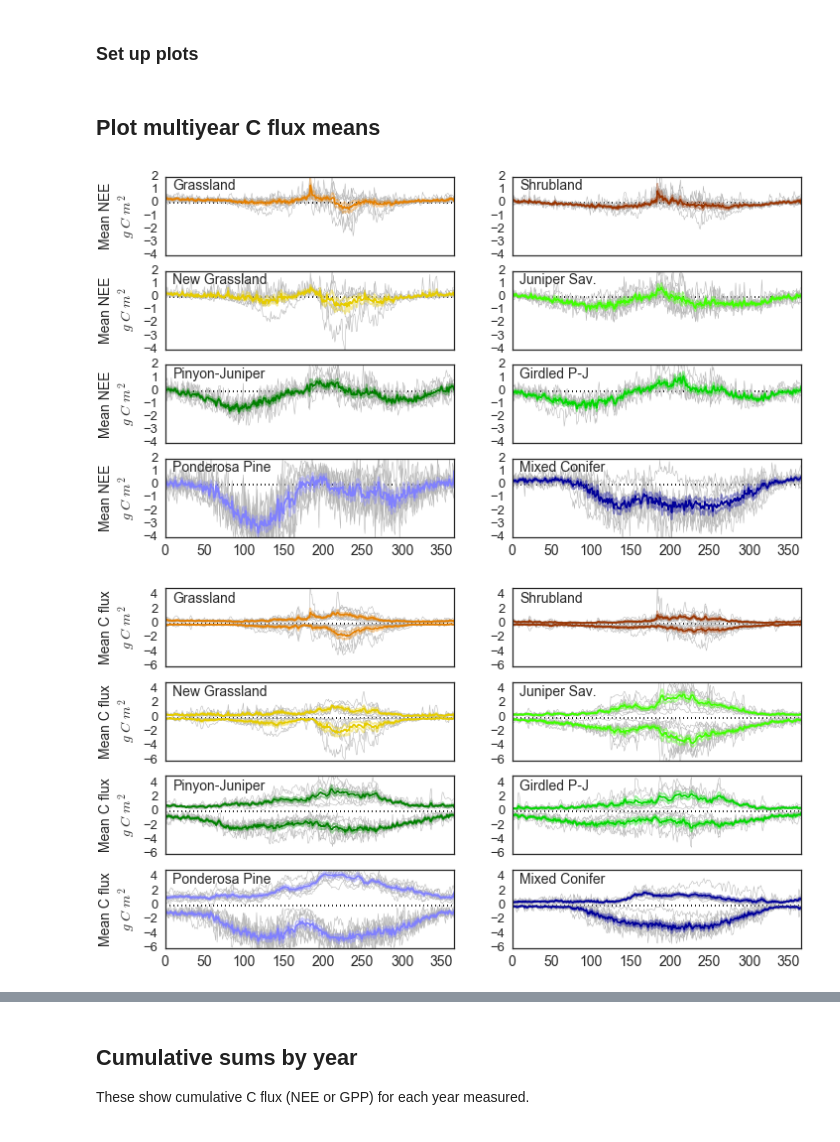
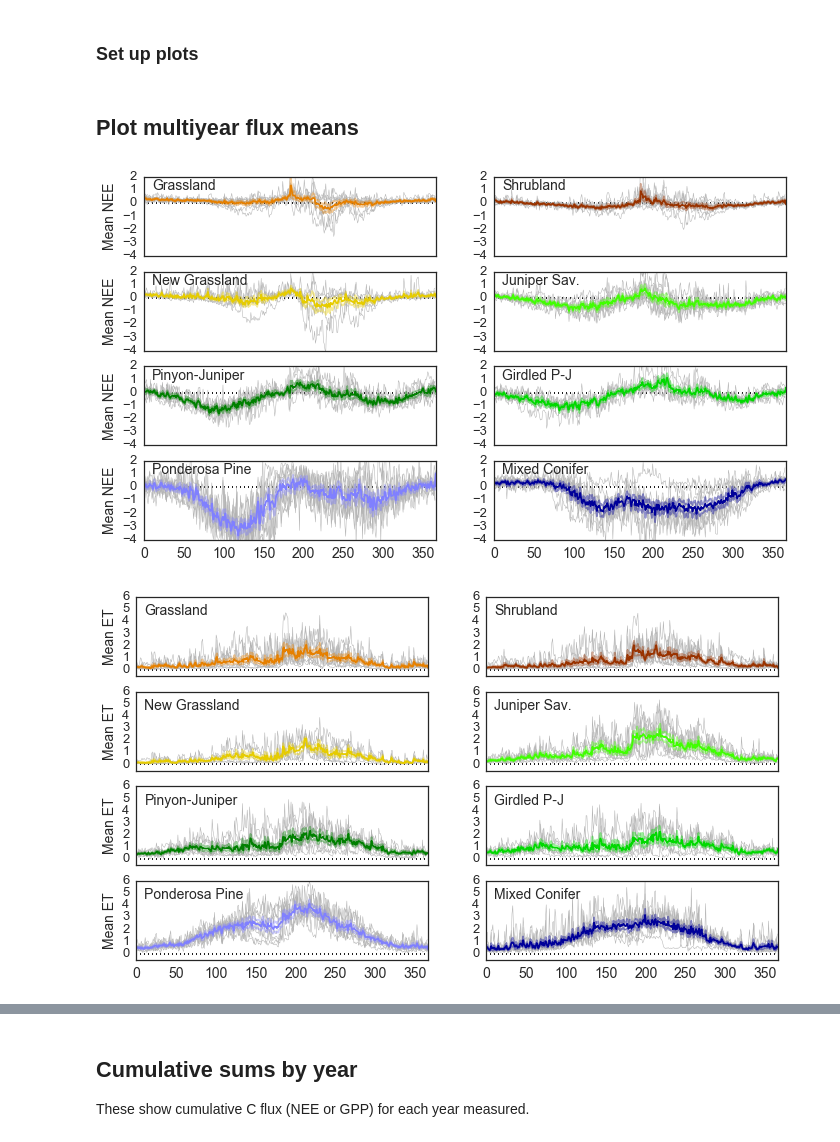
Before and after one commit to gremau/NMEG_miscellany, a Jupyter notebook: jupyter/MultiyearFlux_allsites.ipynb, the cells around one changed output, grey strips where cells are left out. Saved outputs shown, nothing was run; the diff lists cells and outputs as text; code cells hidden in the pictures.

Commit message:
Add LE and H to plots

```diff
--- a/jupyter/MultiyearFlux_allsites.ipynb
+++ b/jupyter/MultiyearFlux_allsites.ipynb
@@ -62,11 +99,0 @@ fig1.savefig( fig_path + 'NMEG_daily_FC.png', dpi=200)
-# %%
-ylims = [ -9, 7 ]
-
-fig2 = plt.figure(figsize=( 11.5, 8 ), dpi=150, facecolor='w', edgecolor='k')
-ax = nmegplt.plot_tseries( d, ['RECO_g_int', 'GPP_g_int'], -8, fig2, 'Daily C flux\n$g\ C\ m^2$', ylims=ylims)
-for j in range(0,6):
-    ax[j].yaxis.set_ticks(np.arange(-8, 6, 4))
-
-#plt.show()
-fig2.savefig( fig_path + 'NMEG_daily_part.svg')
-fig2.savefig( fig_path + 'NMEG_daily_part.png', dpi=200)
@@ -82,8 +107,10 @@ Get multiyear descriptive stats (climatologies)
 fc_clim = { s : tr.var_climatology( d[s].FC_F_g_int ) for s in sites}
 gpp_clim = { s : tr.var_climatology( d[s].GPP_g_int ) for s in sites}
 re_clim = { s :tr.var_climatology( d[s].RECO_g_int ) for s in sites}
+le_clim = { s : tr.var_climatology( d[s].LE_F_avg ) for s in sites}
+h_clim = { s : tr.var_climatology( d[s].H_F_avg ) for s in sites}
+et_clim = { s : tr.var_climatology( d[s].ET_mm_24hint_0 ) for s in sites}
 p_clim = { s : tr.var_climatology( d[s].P_F_sum ) for s in sites}
-vpd_clim = { s : tr.var_climatology( d[s].VPD_F_avg ) for s in sites}
 
 fc_clim['Seg'].columns
 # %% [output]
@@ -160,30 +187,43 @@ def plot_multiyr_mean_sites( clim_in, clim_cols, varname, texty, fighandle, ind_
             plt.setp( ax[i].get_xticklabels(), fontsize=14)
 
     for i in range(0, len(sitelist)-1, 2):
-        ax[i].set_ylabel('Mean ' + varname + '\n$g\ C\ m^2$', fontsize=14)
+        ax[i].set_ylabel('Mean ' + varname, fontsize=14)
 
     return ax
 # %% [markdown]
-## Plot multiyear C flux means
+## Plot multiyear flux means
 # %%
 # Plot NEE
 ylims = [ -4, 2 ]
 xlims = [ 0, 366 ]
-highlight_year = [2011]
-fig3 = plt.figure(figsize=( 11.5, 6.5 ), dpi=150, facecolor='w', edgecolor='k')
-plot_multiyr_mean_sites( fc_clim, 'allyr_mean', 'NEE', 1, fig3, ind_yrs=True,
+fig6 = plt.figure(figsize=( 11.5, 6.5 ), dpi=150, facecolor='w', edgecolor='k')
+plot_multiyr_mean_sites( fc_clim, 'allyr_mean', 'NEE', 1, fig6, ind_yrs=True,
                         ylims=ylims)
-fig3.savefig( fig_path + 'NMEG_mean_NEE.svg')
-fig3.savefig( fig_path + 'NMEG_mean_NEE.png', dpi=200)
+fig6.savefig( fig_path + 'NMEG_mean_NEE.svg')
+fig6.savefig( fig_path + 'NMEG_mean_NEE.png', dpi=200)
 
+ylims = [ -.5, 6 ]
+fig7 = plt.figure(figsize=( 11.5, 6.5 ), dpi=150, facecolor='w', edgecolor='k')
+plot_multiyr_mean_sites( et_clim, 'allyr_mean', 'ET', 4.5, fig7, ind_yrs=True,
+                        ylims=ylims)
+# Commenting because it should look almost exacly the same shape as ET
+#ylims = [ -5, 150 ]
+#fig8 = plt.figure(figsize=( 11.5, 6.5 ), dpi=150, facecolor='w', edgecolor='k')
+#plot_multiyr_mean_sites( le_clim, 'allyr_mean', 'LE', 100, fig8, ind_yrs=True,
+#                        ylims=ylims)
+
+ylims = [ -50, 250 ]
+fig9 = plt.figure(figsize=( 11.5, 6.5 ), dpi=150, facecolor='w', edgecolor='k')
+plot_multiyr_mean_sites( h_clim, 'allyr_mean', 'H', 200, fig9, ind_yrs=True,
+                        ylims=ylims)
 
 # Plot RECO and GPP
 ylims = [ -6, 5 ]
-fig6 = plt.figure(figsize=( 11.5, 6.5 ), dpi=150, facecolor='w', edgecolor='k')
-plot_multiyr_mean_sites( [re_clim, gpp_clim], 'allyr_mean', 'C flux', 3, fig6,
+fig10 = plt.figure(figsize=( 11.5, 6.5 ), dpi=150, facecolor='w', edgecolor='k')
+plot_multiyr_mean_sites( [re_clim, gpp_clim], 'allyr_mean', 'C flux', 3, fig10,
                         ylims=ylims, ind_yrs=True)
-fig6.savefig( fig_path + 'NMEG_mean_RECOGPP.svg')
-fig6.savefig( fig_path + 'NMEG_mean_RECOGPP.png', dpi=200)
+fig10.savefig( fig_path + 'NMEG_mean_RECOGPP.svg')
+fig10.savefig( fig_path + 'NMEG_mean_RECOGPP.png', dpi=200)
 # %% [output]
-[figure, old version]
+[figure, new version]
-[figure, old version]
+[figure, new version]
```
Also changed, not shown: parts of 19 cells of this notebook.
